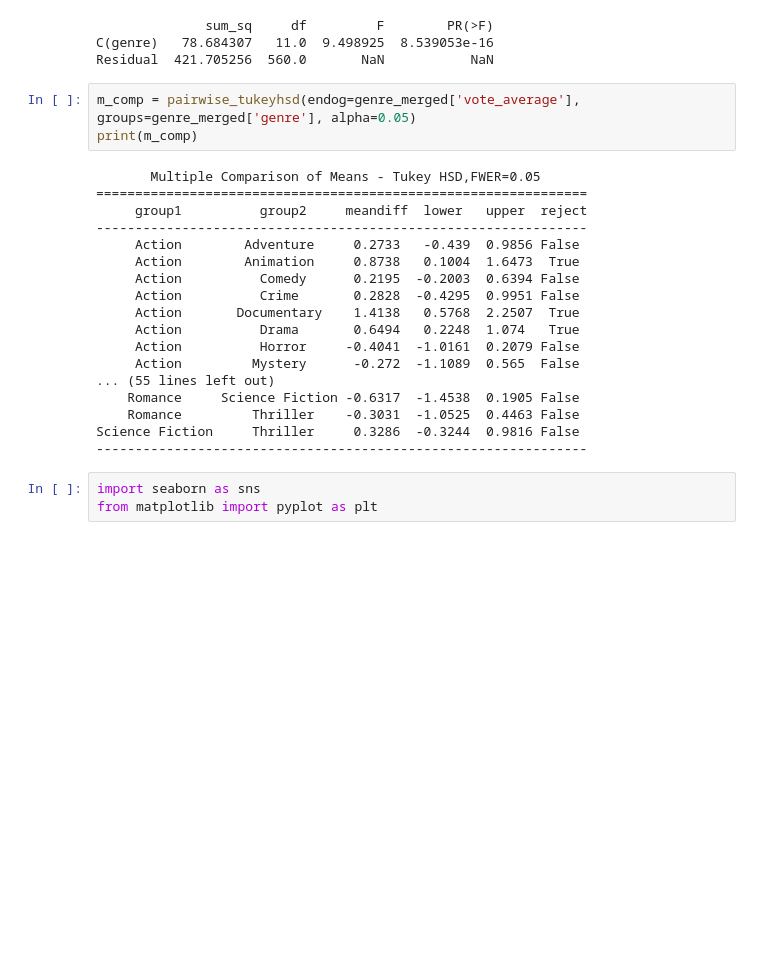
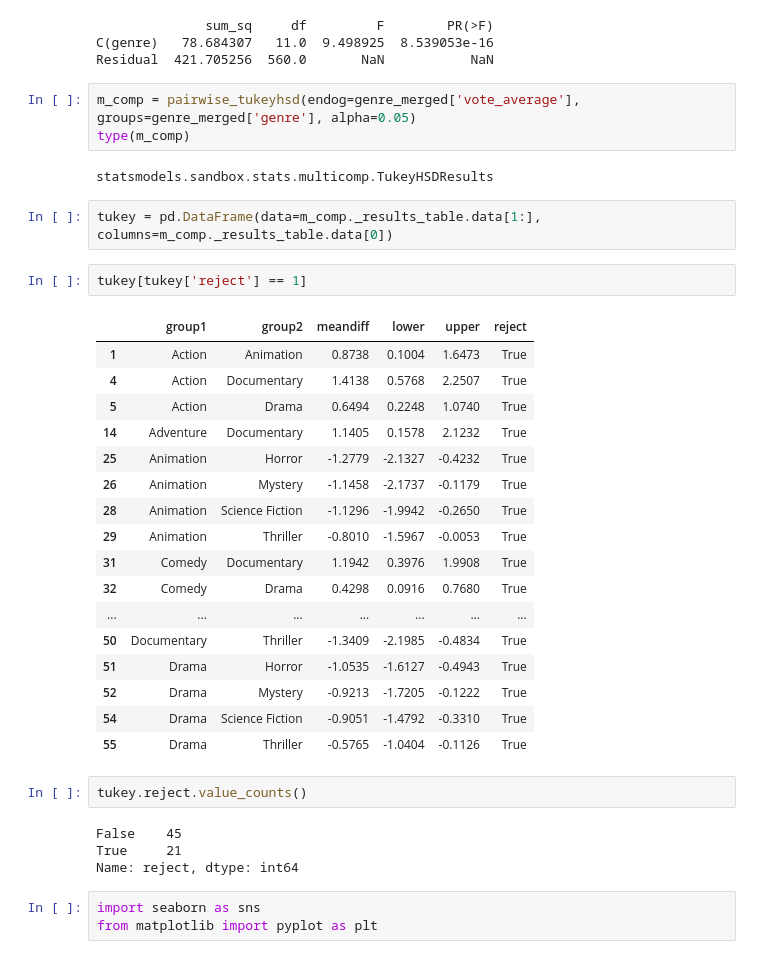
Before and after one commit to ndelrossi7/Mod-3-Project, a Jupyter notebook: Analysis test.ipynb, the cells around one changed output. Saved outputs shown, nothing was run; the diff lists cells and outputs as text; blank space fills up the shorter version.

```diff
--- a/Analysis test.ipynb
+++ b/Analysis test.ipynb
@@ -81,25 +81,37 @@ C(genre)   78.684307   11.0  9.498925  8.539053e-16
 Residual  421.705256  560.0       NaN           NaN
 # %%
 m_comp = pairwise_tukeyhsd(endog=genre_merged['vote_average'], groups=genre_merged['genre'], alpha=0.05)
-print(m_comp)
+type(m_comp)
 # %% [output]
-       Multiple Comparison of Means - Tukey HSD,FWER=0.05
-===============================================================
-     group1          group2     meandiff  lower   upper  reject
----------------------------------------------------------------
-     Action        Adventure     0.2733   -0.439  0.9856 False
-     Action        Animation     0.8738   0.1004  1.6473  True
-     Action          Comedy      0.2195  -0.2003  0.6394 False
-     Action          Crime       0.2828  -0.4295  0.9951 False
-     Action       Documentary    1.4138   0.5768  2.2507  True
-     Action          Drama       0.6494   0.2248  1.074   True
-     Action          Horror     -0.4041  -1.0161  0.2079 False
-     Action         Mystery      -0.272  -1.1089  0.565  False
-... (55 lines left out)
-    Romance     Science Fiction -0.6317  -1.4538  0.1905 False
-    Romance         Thriller    -0.3031  -1.0525  0.4463 False
-Science Fiction     Thriller     0.3286  -0.3244  0.9816 False
----------------------------------------------------------------
+statsmodels.sandbox.stats.multicomp.TukeyHSDResults
+# %%
+tukey = pd.DataFrame(data=m_comp._results_table.data[1:], columns=m_comp._results_table.data[0])
+# %%
+tukey[tukey['reject'] == 1]
+# %% [output]
+|  | group1 | group2 | meandiff | lower | upper | reject |
+| 1 | Action | Animation | 0.8738 | 0.1004 | 1.6473 | True |
+| 4 | Action | Documentary | 1.4138 | 0.5768 | 2.2507 | True |
+| 5 | Action | Drama | 0.6494 | 0.2248 | 1.0740 | True |
+| 14 | Adventure | Documentary | 1.1405 | 0.1578 | 2.1232 | True |
+| 25 | Animation | Horror | -1.2779 | -2.1327 | -0.4232 | True |
+| 26 | Animation | Mystery | -1.1458 | -2.1737 | -0.1179 | True |
+| 28 | Animation | Science Fiction | -1.1296 | -1.9942 | -0.2650 | True |
+| 29 | Animation | Thriller | -0.8010 | -1.5967 | -0.0053 | True |
+| 31 | Comedy | Documentary | 1.1942 | 0.3976 | 1.9908 | True |
+| 32 | Comedy | Drama | 0.4298 | 0.0916 | 0.7680 | True |
+| ... | ... | ... | ... | ... | ... | ... |
+| 50 | Documentary | Thriller | -1.3409 | -2.1985 | -0.4834 | True |
+| 51 | Drama | Horror | -1.0535 | -1.6127 | -0.4943 | True |
+| 52 | Drama | Mystery | -0.9213 | -1.7205 | -0.1222 | True |
+| 54 | Drama | Science Fiction | -0.9051 | -1.4792 | -0.3310 | True |
+| 55 | Drama | Thriller | -0.5765 | -1.0404 | -0.1126 | True |
+# %%
+tukey.reject.value_counts()
+# %% [output]
+False    45
+True     21
+Name: reject, dtype: int64
 # %%
 import seaborn as sns
 from matplotlib import pyplot as plt
```
Also changed, not shown: 1 other file.
